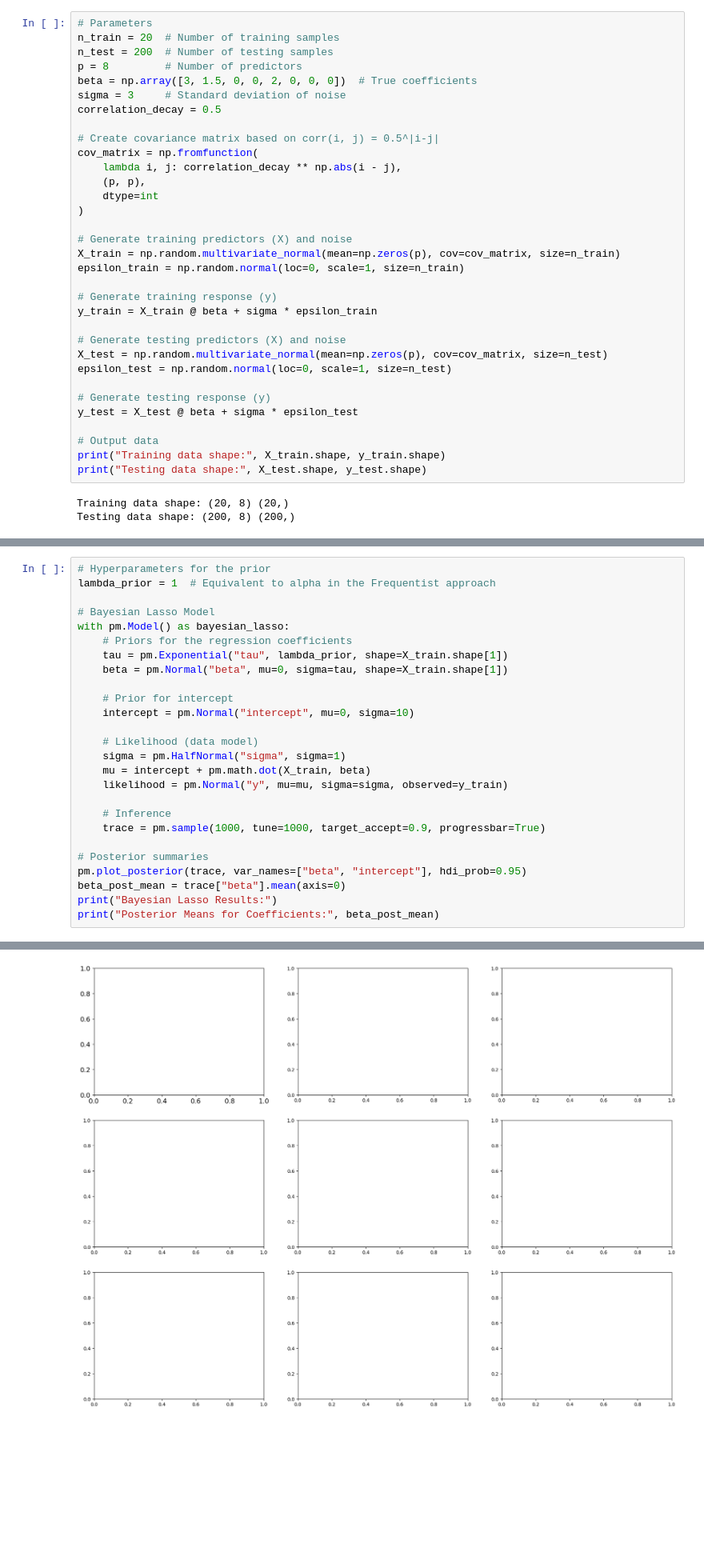
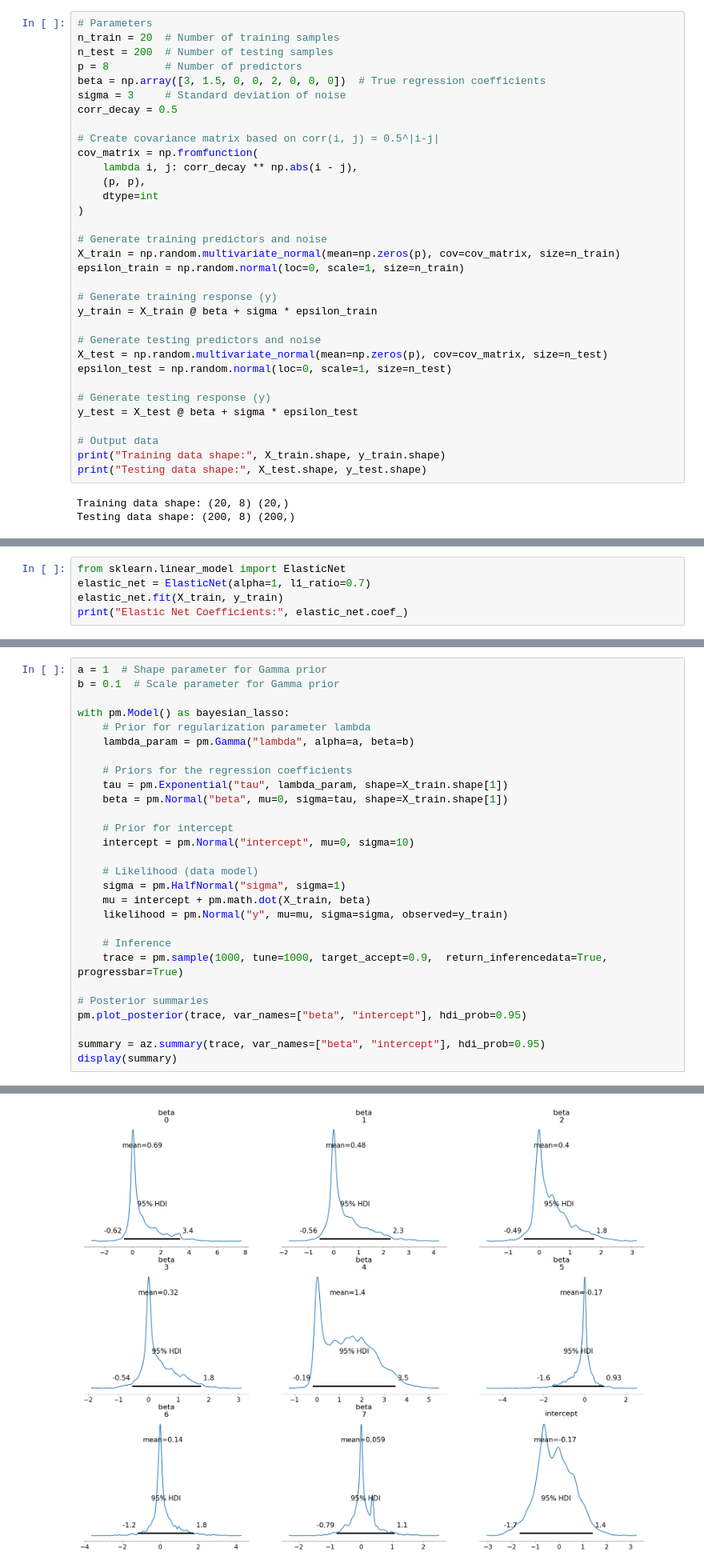
Before and after one commit to marie678/Bayesian_Lasso, a Jupyter notebook: simulations.ipynb, the cells around one changed output, grey strips where cells are left out. Shown: that part at 80% size. Saved outputs shown, nothing was run; the diff lists cells and outputs as text; blank space fills up the shorter version.

Commit message:
updated bayesian lasso

```diff
--- a/simulations.ipynb
+++ b/simulations.ipynb
@@ -22,25 +19,25 @@ was set to be $corr(i, j) = 0.5^{|i−j|}$
 n_train = 20  # Number of training samples
 n_test = 200  # Number of testing samples
 p = 8         # Number of predictors
-beta = np.array([3, 1.5, 0, 0, 2, 0, 0, 0])  # True coefficients
+beta = np.array([3, 1.5, 0, 0, 2, 0, 0, 0])  # True regression coefficients
 sigma = 3     # Standard deviation of noise
-correlation_decay = 0.5
+corr_decay = 0.5
 
 # Create covariance matrix based on corr(i, j) = 0.5^|i-j|
 cov_matrix = np.fromfunction(
-    lambda i, j: correlation_decay ** np.abs(i - j),
+    lambda i, j: corr_decay ** np.abs(i - j),
     (p, p),
     dtype=int
 )
 
-# Generate training predictors (X) and noise
+# Generate training predictors and noise
 X_train = np.random.multivariate_normal(mean=np.zeros(p), cov=cov_matrix, size=n_train)
 epsilon_train = np.random.normal(loc=0, scale=1, size=n_train)
 
 # Generate training response (y)
 y_train = X_train @ beta + sigma * epsilon_train
 
-# Generate testing predictors (X) and noise
+# Generate testing predictors and noise
 X_test = np.random.multivariate_normal(mean=np.zeros(p), cov=cov_matrix, size=n_test)
 epsilon_test = np.random.normal(loc=0, scale=1, size=n_test)
 
@@ -119,0 +141,5 @@ Coefficients: [ 1.72092487  2.631446    0.76931616 -0.60558046  1.46112726  0.86
+# %%
+from sklearn.linear_model import ElasticNet
+elastic_net = ElasticNet(alpha=1, l1_ratio=0.7)
+elastic_net.fit(X_train, y_train)
+print("Elastic Net Coefficients:", elastic_net.coef_)
@@ -122,11 +153,13 @@ Coefficients: [ 1.72092487  2.631446    0.76931616 -0.60558046  1.46112726  0.86
 # %%
-# Hyperparameters for the prior
-lambda_prior = 1  # Equivalent to alpha in the Frequentist approach
+a = 1  # Shape parameter for Gamma prior
+b = 0.1  # Scale parameter for Gamma prior
 
-# Bayesian Lasso Model
 with pm.Model() as bayesian_lasso:
+    # Prior for regularization parameter lambda
+    lambda_param = pm.Gamma("lambda", alpha=a, beta=b)
+
     # Priors for the regression coefficients
-    tau = pm.Exponential("tau", lambda_prior, shape=X_train.shape[1])
+    tau = pm.Exponential("tau", lambda_param, shape=X_train.shape[1])
     beta = pm.Normal("beta", mu=0, sigma=tau, shape=X_train.shape[1])
 
     # Prior for intercept
@@ -138,13 +171,13 @@ with pm.Model() as bayesian_lasso:
     likelihood = pm.Normal("y", mu=mu, sigma=sigma, observed=y_train)
 
     # Inference
-    trace = pm.sample(1000, tune=1000, target_accept=0.9, progressbar=True)
+    trace = pm.sample(1000, tune=1000, target_accept=0.9,  return_inferencedata=True, progressbar=True)
 
 # Posterior summaries
 pm.plot_posterior(trace, var_names=["beta", "intercept"], hdi_prob=0.95)
-beta_post_mean = trace["beta"].mean(axis=0)
-print("Bayesian Lasso Results:")
-print("Posterior Means for Coefficients:", beta_post_mean)
+
+summary = az.summary(trace, var_names=["beta", "intercept"], hdi_prob=0.95)
+display(summary)
 # %% [output]
 Initializing NUTS using jitter+adapt_diag...
 Multiprocess sampling (4 chains in 4 jobs)
@@ -159 +212 @@ AttributeError: Line2D.set() got an unexpected keyword argument 'credible_interv
-[figure, old version]
+[figure, new version]
```
Also changed, not shown: parts of 13 cells of this notebook.
